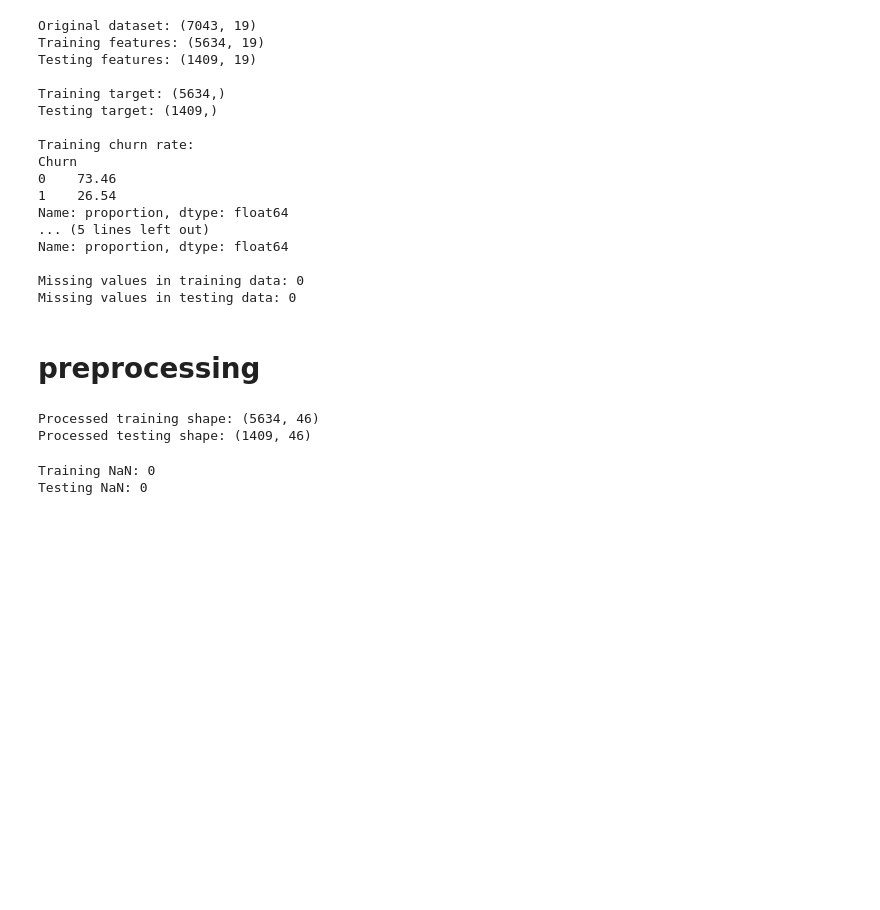
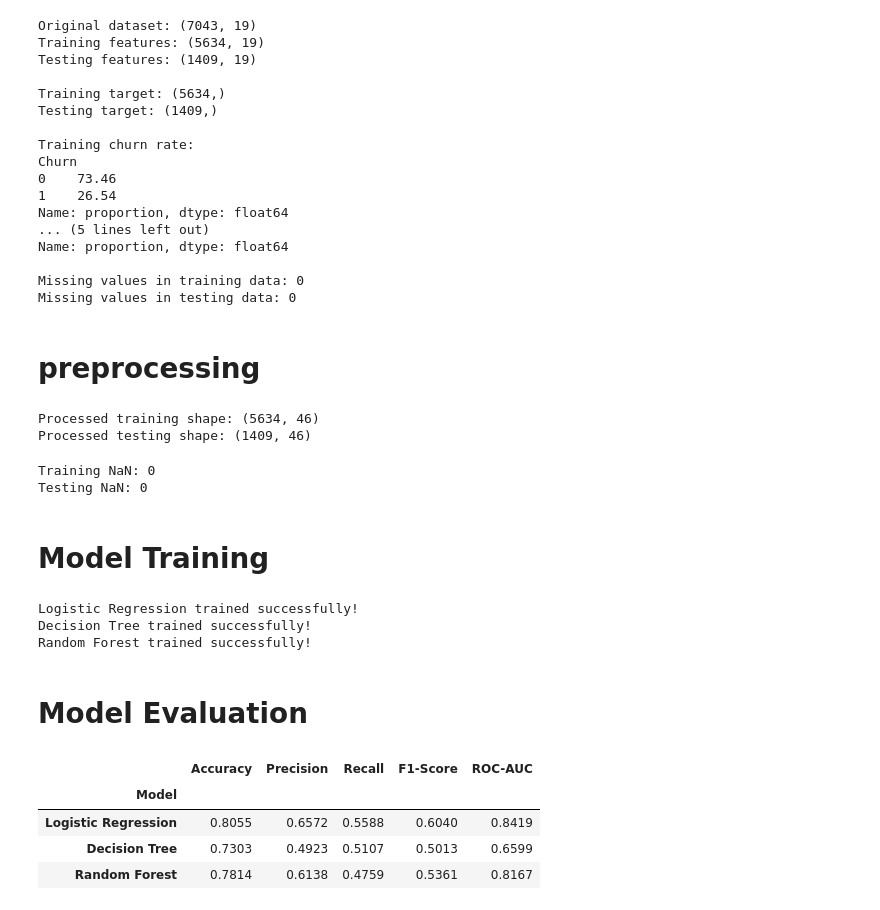
Before and after one commit to HumairaMahi-03/Customer-Churn-Prediction, a Jupyter notebook: notebooks/index.ipynb, the cells around one changed output. Cells and saved outputs as stored; diff of their text form; code cells hidden in the pictures; blank space fills up the shorter version.

```diff
--- a/notebooks/index.ipynb
+++ b/notebooks/index.ipynb
@@ -478,3 +478,5 @@ else:
 # %% [output]
 Training NaN: 0
 Testing NaN: 0
+# %% [markdown]
+# Model Training
@@ -480,0 +487,75 @@ Testing NaN: 0
+# %%
+
+models = {
+    "Logistic Regression": LogisticRegression(
+        max_iter=1000,
+        random_state=42
+    ),
+
+    "Decision Tree": DecisionTreeClassifier(
+        random_state=42
+    ),
+
+    "Random Forest": RandomForestClassifier(
+        n_estimators=100,
+        random_state=42,
+        n_jobs=-1
+    )
+}
+
+trained_models = {}
+
+for name, model in models.items():
+    pipeline = Pipeline([
+        ("preprocessor", preprocessor),
+        ("model", model)
+    ])
+
+    pipeline.fit(X_train, y_train)
+    trained_models[name] = pipeline
+
+    print(f"{name} trained successfully!")
+# %% [output]
+Logistic Regression trained successfully!
+Decision Tree trained successfully!
+Random Forest trained successfully!
+# %% [markdown]
+# Model Evaluation
+# %%
+import pandas as pd
+from sklearn.metrics import (
+    accuracy_score,
+    precision_score,
+    recall_score,
+    f1_score,
+    roc_auc_score
+)
+
+results = []
+
+for name, pipeline in trained_models.items():
+
+    y_pred = pipeline.predict(X_test)
+
+    y_prob = pipeline.predict_proba(X_test)[:, 1]
+
+    results.append({
+        "Model": name,
+        "Accuracy": accuracy_score(y_test, y_pred),
+        "Precision": precision_score(y_test, y_pred, zero_division=0),
+        "Recall": recall_score(y_test, y_pred, zero_division=0),
+        "F1-Score": f1_score(y_test, y_pred, zero_division=0),
+        "ROC-AUC": roc_auc_score(y_test, y_prob)
+    })
+
+results_df = pd.DataFrame(results)
+
+results_df = results_df.set_index("Model").round(4)
+
+results_df
+# %% [output]
+|  | Accuracy | Precision | Recall | F1-Score | ROC-AUC |
+| Model |  |  |  |  |  |
+| Logistic Regression | 0.8055 | 0.6572 | 0.5588 | 0.6040 | 0.8419 |
+| Decision Tree | 0.7303 | 0.4923 | 0.5107 | 0.5013 | 0.6599 |
+| Random Forest | 0.7814 | 0.6138 | 0.4759 | 0.5361 | 0.8167 |
```
Also changed, not shown: parts of 11 cells of this notebook, 1 other file.
